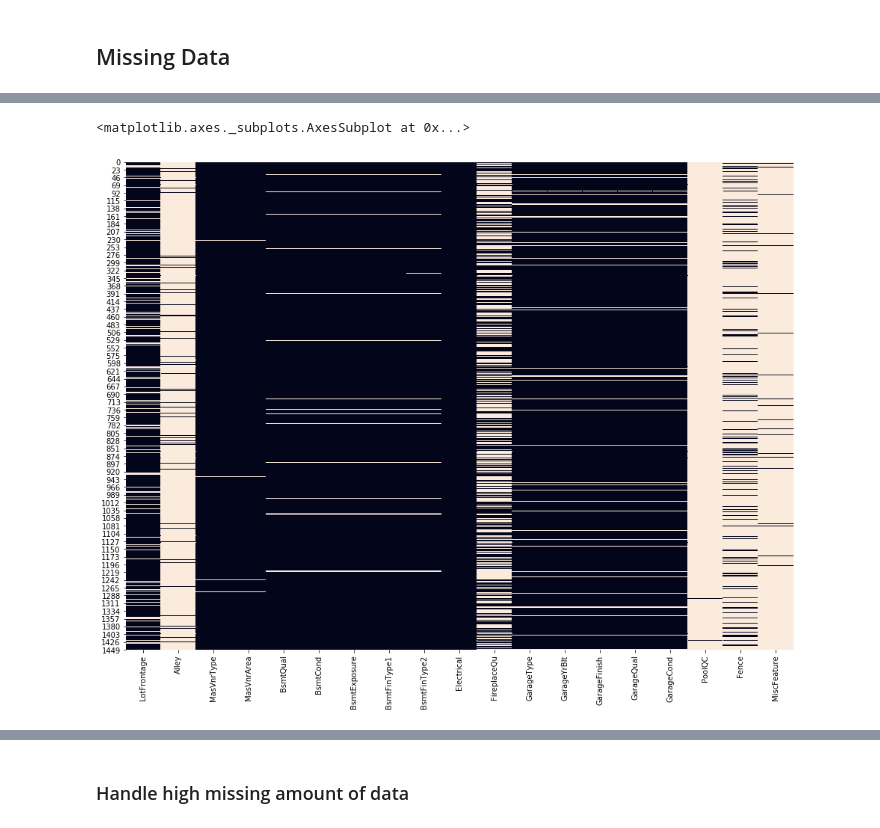
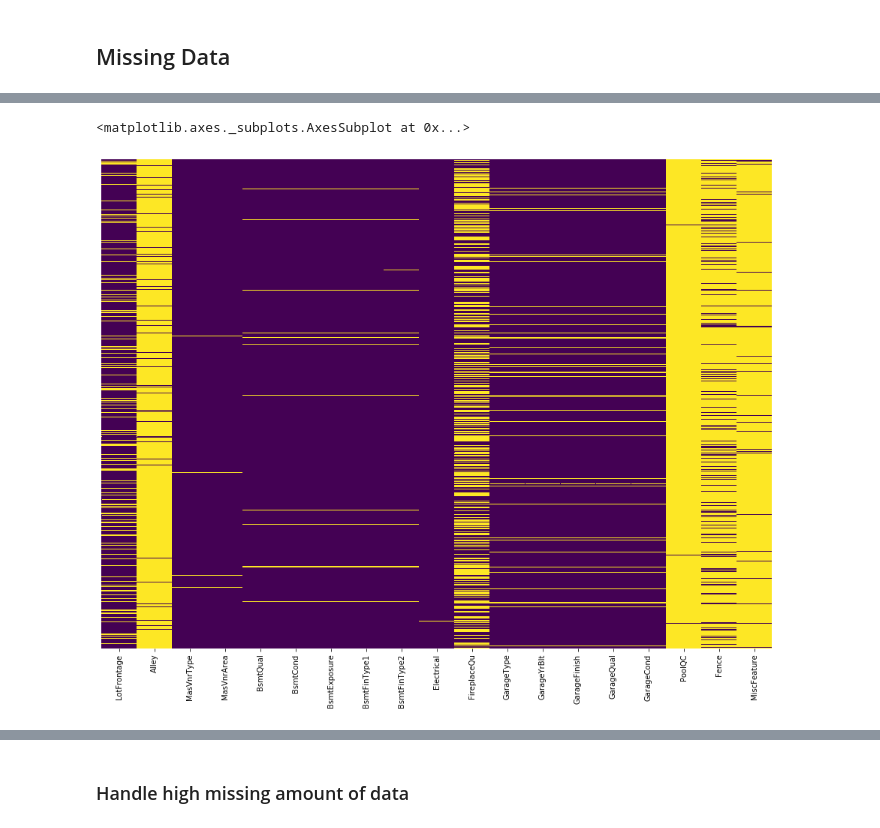
Before and after one commit to lijq33/Data-mining, a Jupyter notebook: Data Mining Assignment.ipynb, the cells around one changed output, grey strips where cells are left out. Saved outputs shown, nothing was run; the diff lists cells and outputs as text; code cells hidden in the pictures.

```diff
--- a/Data Mining Assignment.ipynb
+++ b/Data Mining Assignment.ipynb
@@ -80,6 +72,7 @@ col_missing_data
 # %%
 f, ax = plt.subplots(figsize=(16, 12))
-sns.heatmap(df_train[col_missing_data].isnull(), cbar=False)
+col_missing_data = df_train.columns[df_train.isnull().sum() > 0].tolist()
+sns.heatmap(df_train[col_missing_data].isnull(), cbar=False, yticklabels=False, cmap='viridis')
 # %% [output]
 <matplotlib.axes._subplots.AxesSubplot at 0x...>
-[figure, old version]
+[figure, new version]
```
Also changed, not shown: parts of 45 cells of this notebook.
